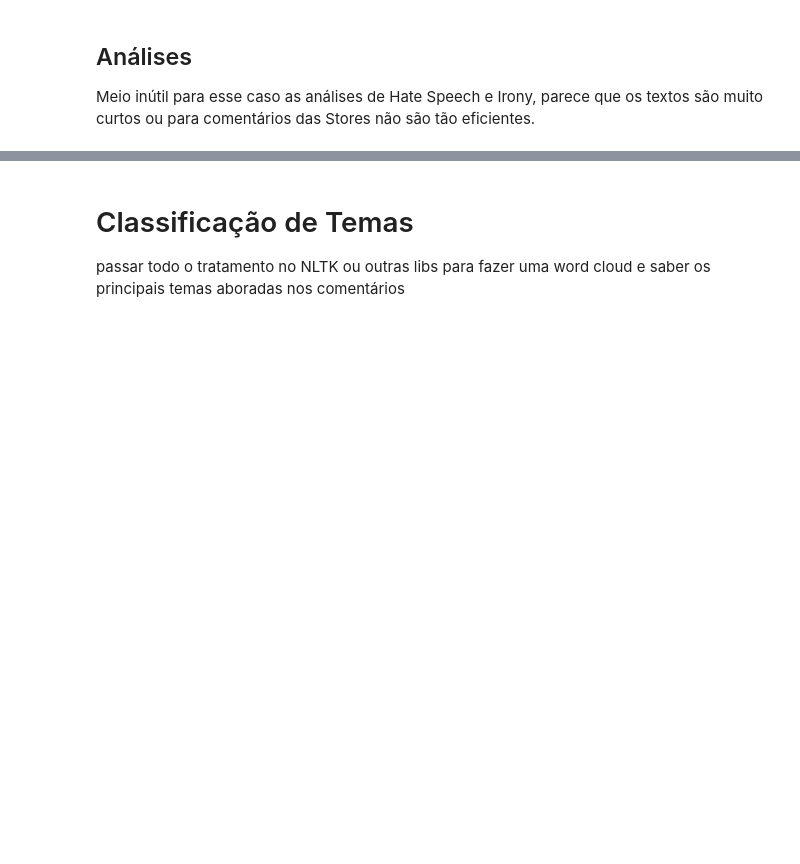
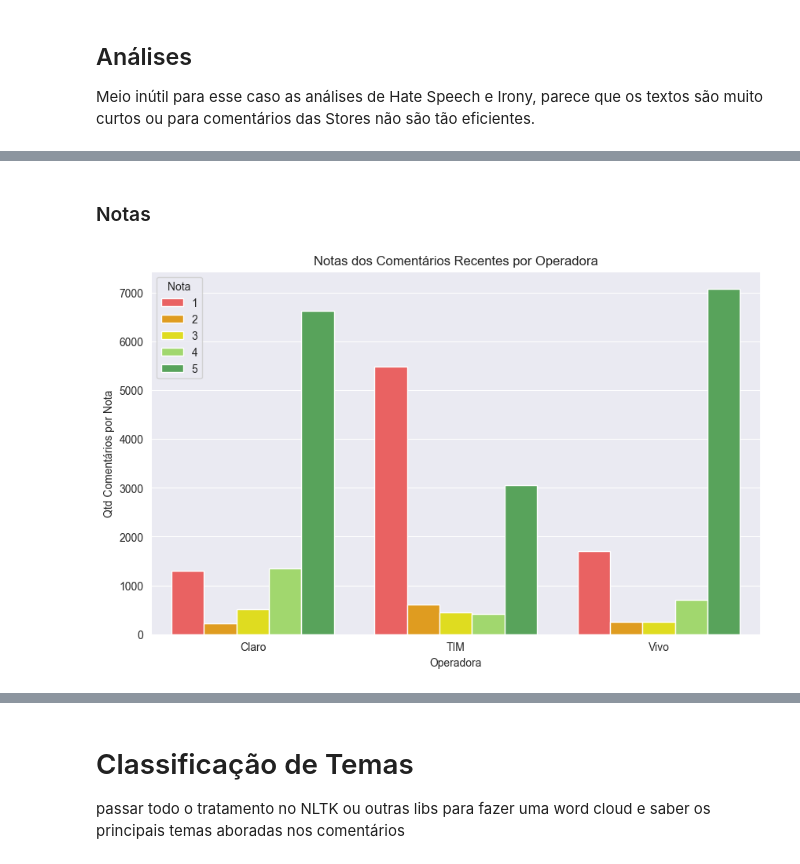
Before and after one commit to PedroReste/analises_e_insights, a Jupyter notebook: sentimentos_e_temas_de_comentarios_de_apps/notebook.ipynb, the cells around one changed output, grey strips where cells are left out. Cells and saved outputs as stored; diff of their text form; code cells hidden in the pictures; blank space fills up the shorter version.

```diff
--- a/sentimentos_e_temas_de_comentarios_de_apps/notebook.ipynb
+++ b/sentimentos_e_temas_de_comentarios_de_apps/notebook.ipynb
@@ -47,6 +95,15 @@ comentarios_vivo = comentarios[comentarios["app"] == "Vivo"][:5000]
 def remover_emojis(texto):
     return emoji.demojize(texto, language='pt')
 
-comentarios_claro["comentario_sem_emoji"] = comentarios_claro["content"].apply(remover_emojis)
-comentarios_tim["comentario_sem_emoji"] = comentarios_tim["content"].apply(remover_emojis)
-comentarios_vivo["comentario_sem_emoji"] = comentarios_vivo["content"].apply(remover_emojis)
+tool = language_tool_python.LanguageTool('pt-BR')
+
+def ajuste_ortografico(texto):
+    matches = tool.check(texto)
+    return language_tool_python.utils.correct(texto, matches)
+
+def processamento_texto(texto):
+    texto_sem_emoji = remover_emojis(texto)
+    texto_corrigido = ajuste_ortografico(texto_sem_emoji)
+    return texto_corrigido
+
+comentarios_android["content_proc"] = comentarios_android["content"].swifter.apply(processamento_texto)
@@ -89,8 +131,9 @@ Não personalizável facilmente.
 ## Funções
 # %%
 analyzers = {
+    "irony": create_analyzer(task="irony", lang="pt"),
     "sentiment": create_analyzer(task="sentiment", lang="pt"),
-    "emotion": create_analyzer(task="emotion", lang="pt")
+    "emotion": create_analyzer(task="emotion", lang="pt"),
 }
 
 # Grupos para emoções resumidas
@@ -182,0 +228,23 @@ df_vivo = pd.read_csv("df_vivo2.csv")
+# %% [markdown]
+### Notas
+# %%
+sns.set_style("darkgrid")
+plt.figure(figsize=(10, 6))
+
+# Plotar gráfico com hue simplificado
+sns.countplot(
+    data=df,
+    x='app',
+    hue='score',
+    palette={1: '#FF4C4C', 2: '#FFA500', 3: "#FFFB00", 4: "#A0E95C", 5: '#4CAF50'},
+    hue_order=[1, 2, 3, 4, 5]
+)
+
+plt.title("Notas dos Comentários Recentes por Operadora", loc="center")
+plt.xlabel("Operadora")
+plt.ylabel("Qtd Comentários por Nota")
+plt.legend(title="Nota")
+
+plt.show()
+# %% [output]
+[figure, added]
```
Also changed, not shown: parts of 34 cells of this notebook.
